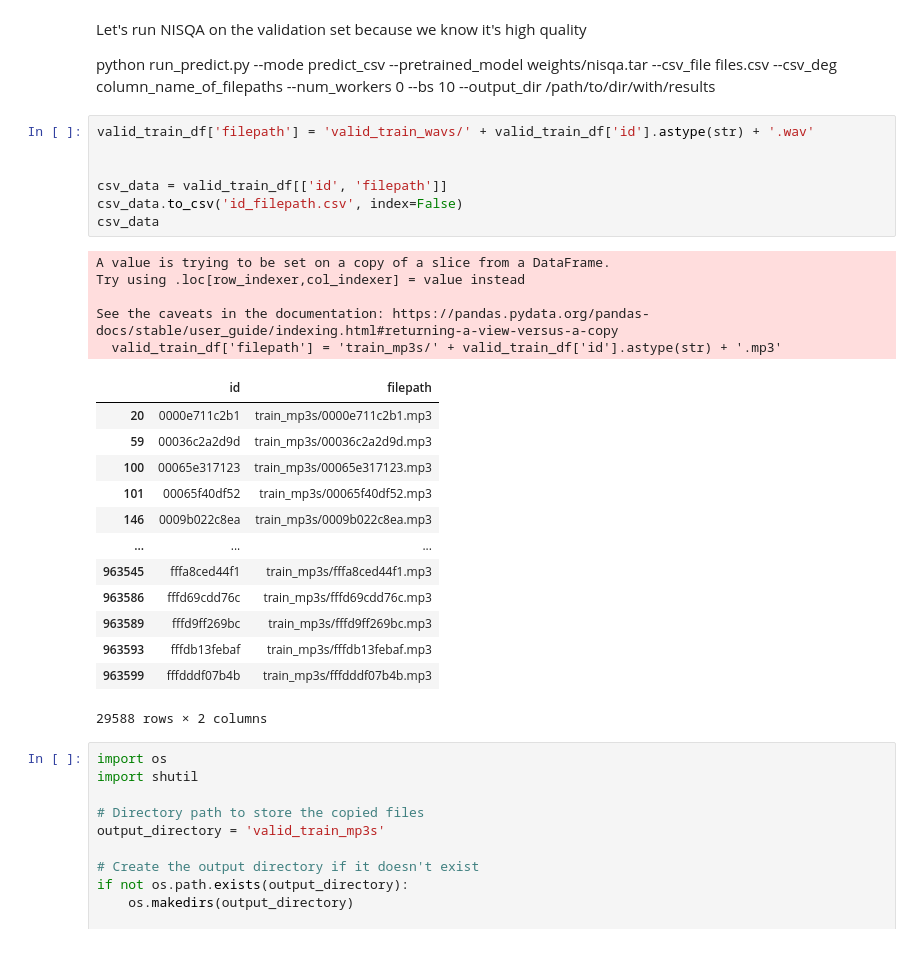
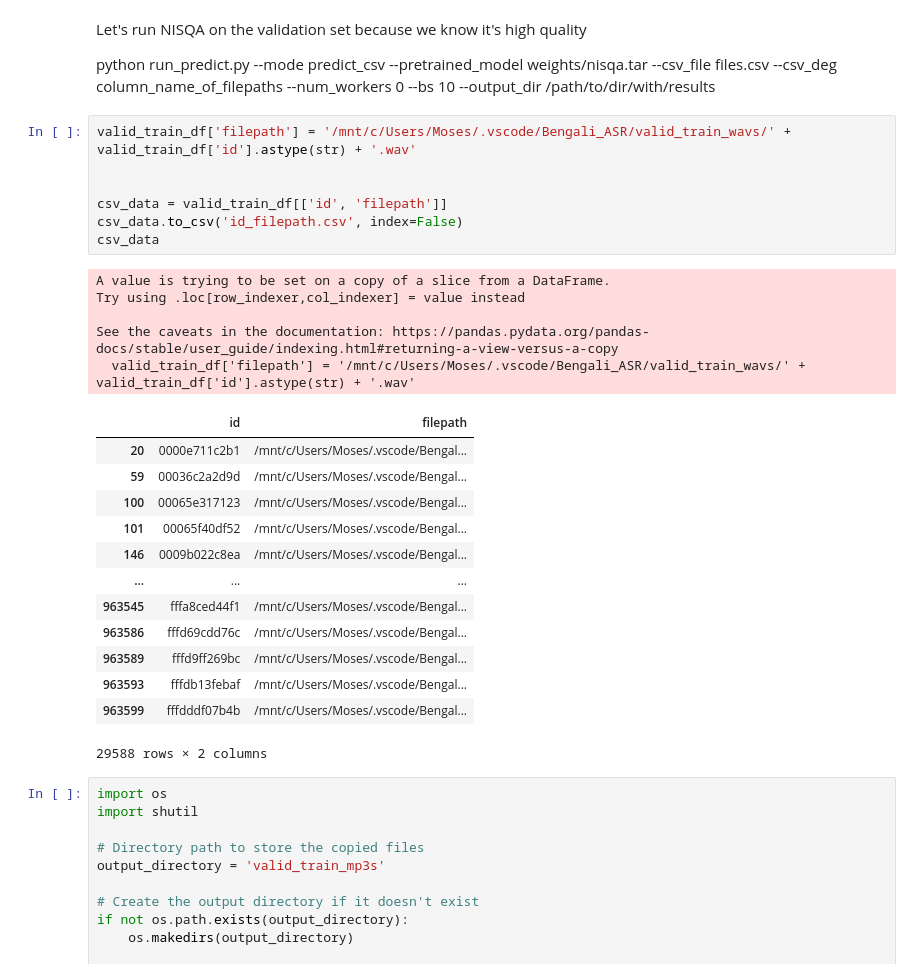
Before and after one commit to MoseslGit/Bengali_ASR, a Jupyter notebook: file_filtering.ipynb, the cells around one changed output. Drawn from its saved outputs; the diff is of its cells as text.

```diff
--- a/file_filtering.ipynb
+++ b/file_filtering.ipynb
@@ -119,30 +119,30 @@ Let's run NISQA on the validation set because we know it's high quality
 
 python run_predict.py --mode predict_csv --pretrained_model weights/nisqa.tar --csv_file files.csv --csv_deg column_name_of_filepaths --num_workers 0 --bs 10 --output_dir /path/to/dir/with/results
 # %%
-valid_train_df['filepath'] = 'valid_train_wavs/' + valid_train_df['id'].astype(str) + '.wav'
+valid_train_df['filepath'] = '/mnt/c/Users/Moses/.vscode/Bengali_ASR/valid_train_wavs/' + valid_train_df['id'].astype(str) + '.wav'
 
 
 csv_data = valid_train_df[['id', 'filepath']]
 csv_data.to_csv('id_filepath.csv', index=False)
 csv_data
 # %% [output]
 A value is trying to be set on a copy of a slice from a DataFrame.
 Try using .loc[row_indexer,col_indexer] = value instead
 
 See the caveats in the documentation: https://pandas.pydata.org/pandas-docs/stable/user_guide/indexing.html#returning-a-view-versus-a-copy
-  valid_train_df['filepath'] = 'train_mp3s/' + valid_train_df['id'].astype(str) + '.mp3'
+  valid_train_df['filepath'] = '/mnt/c/Users/Moses/.vscode/Bengali_ASR/valid_train_wavs/' + valid_train_df['id'].astype(str) + '.wav'
 |  | id | filepath |
-| 20 | 0000e711c2b1 | train_mp3s/0000e711c2b1.mp3 |
-| 59 | 00036c2a2d9d | train_mp3s/00036c2a2d9d.mp3 |
-| 100 | 00065e317123 | train_mp3s/00065e317123.mp3 |
-| 101 | 00065f40df52 | train_mp3s/00065f40df52.mp3 |
-| 146 | 0009b022c8ea | train_mp3s/0009b022c8ea.mp3 |
+| 20 | 0000e711c2b1 | /mnt/c/Users/Moses/.vscode/Bengal... |
+| 59 | 00036c2a2d9d | /mnt/c/Users/Moses/.vscode/Bengal... |
+| 100 | 00065e317123 | /mnt/c/Users/Moses/.vscode/Bengal... |
+| 101 | 00065f40df52 | /mnt/c/Users/Moses/.vscode/Bengal... |
+| 146 | 0009b022c8ea | /mnt/c/Users/Moses/.vscode/Bengal... |
 | ... | ... | ... |
-| 963545 | fffa8ced44f1 | train_mp3s/fffa8ced44f1.mp3 |
-| 963586 | fffd69cdd76c | train_mp3s/fffd69cdd76c.mp3 |
-| 963589 | fffd9ff269bc | train_mp3s/fffd9ff269bc.mp3 |
-| 963593 | fffdb13febaf | train_mp3s/fffdb13febaf.mp3 |
-| 963599 | fffdddf07b4b | train_mp3s/fffdddf07b4b.mp3 |
+| 963545 | fffa8ced44f1 | /mnt/c/Users/Moses/.vscode/Bengal... |
+| 963586 | fffd69cdd76c | /mnt/c/Users/Moses/.vscode/Bengal... |
+| 963589 | fffd9ff269bc | /mnt/c/Users/Moses/.vscode/Bengal... |
+| 963593 | fffdb13febaf | /mnt/c/Users/Moses/.vscode/Bengal... |
+| 963599 | fffdddf07b4b | /mnt/c/Users/Moses/.vscode/Bengal... |
 29588 rows × 2 columns
 # %%
 import os
```
Also changed, not shown: parts of 4 cells of this notebook, 1 other file.
